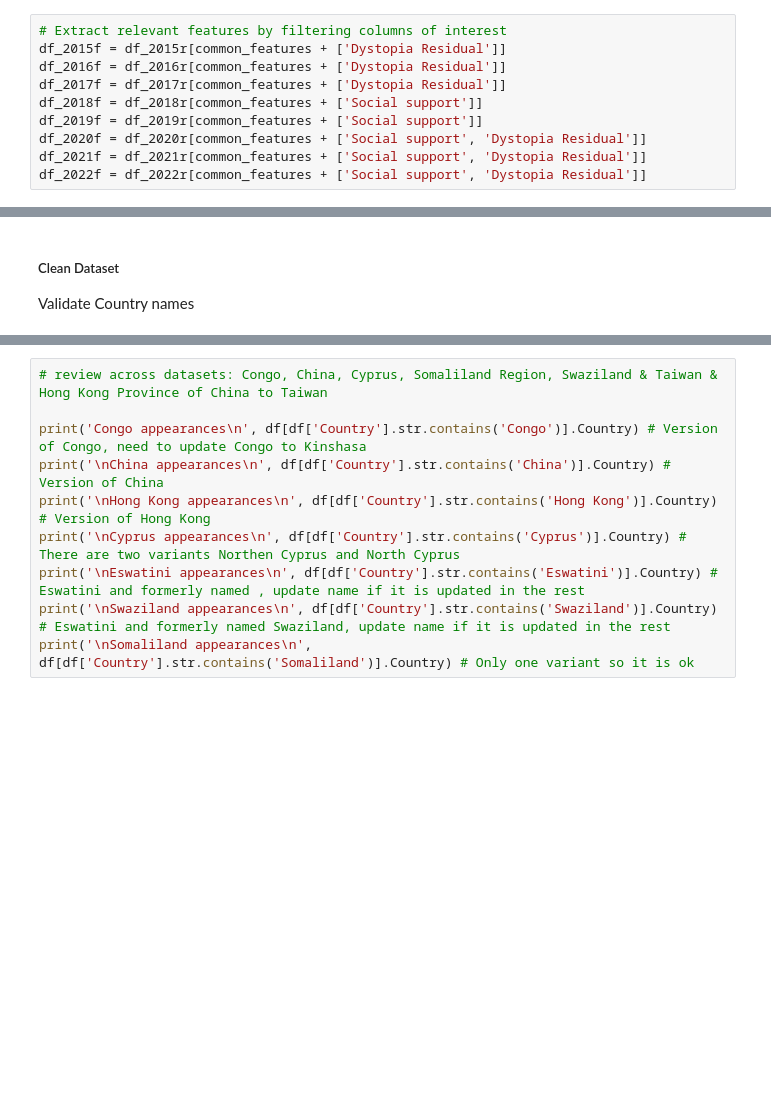
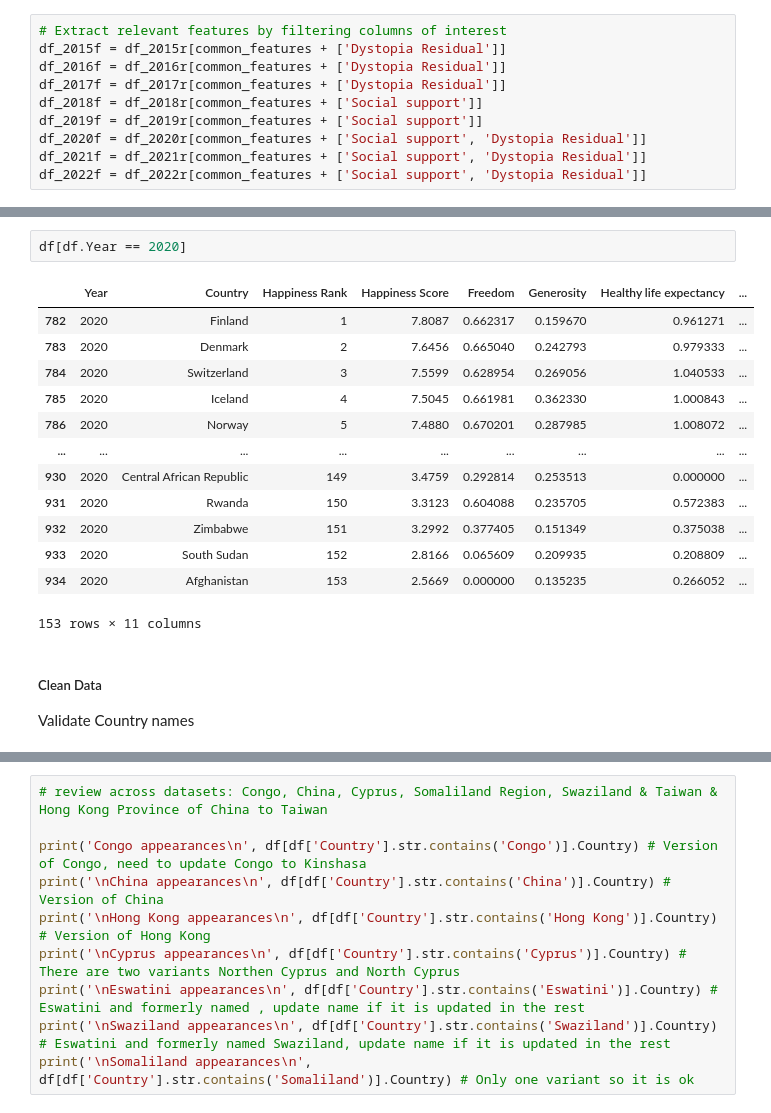
Before and after one commit to gabis96/ML-models-comparison, a Jupyter notebook: notebooks/1.data_wrangling.ipynb, the cells around one changed output, grey strips where cells are left out. Drawn from its saved outputs; the diff is of its cells as text; blank space fills up the shorter version.

```diff
--- a/notebooks/1.data_wrangling.ipynb
+++ b/notebooks/1.data_wrangling.ipynb
@@ -199,5 +212,21 @@ df
+# %%
+df[df.Year == 2020]
+# %% [output]
+|  | Year | Country | Happiness Rank | Happiness Score | Freedom | Generosity | Healthy life expectancy | ... |
+| 782 | 2020 | Finland | 1 | 7.8087 | 0.662317 | 0.159670 | 0.961271 | ... |
+| 783 | 2020 | Denmark | 2 | 7.6456 | 0.665040 | 0.242793 | 0.979333 | ... |
+| 784 | 2020 | Switzerland | 3 | 7.5599 | 0.628954 | 0.269056 | 1.040533 | ... |
+| 785 | 2020 | Iceland | 4 | 7.5045 | 0.661981 | 0.362330 | 1.000843 | ... |
+| 786 | 2020 | Norway | 5 | 7.4880 | 0.670201 | 0.287985 | 1.008072 | ... |
+| ... | ... | ... | ... | ... | ... | ... | ... | ... |
+| 930 | 2020 | Central African Republic | 149 | 3.4759 | 0.292814 | 0.253513 | 0.000000 | ... |
+| 931 | 2020 | Rwanda | 150 | 3.3123 | 0.604088 | 0.235705 | 0.572383 | ... |
+| 932 | 2020 | Zimbabwe | 151 | 3.2992 | 0.377405 | 0.151349 | 0.375038 | ... |
+| 933 | 2020 | South Sudan | 152 | 2.8166 | 0.065609 | 0.209935 | 0.208809 | ... |
+| 934 | 2020 | Afghanistan | 153 | 2.5669 | 0.000000 | 0.135235 | 0.266052 | ... |
+153 rows × 11 columns
 # %% [markdown]
-##### Clean Dataset
+##### Clean Data
 
 Validate Country names
 # %%
```
Also changed, not shown: parts of 14 cells of this notebook, 1 other file.
